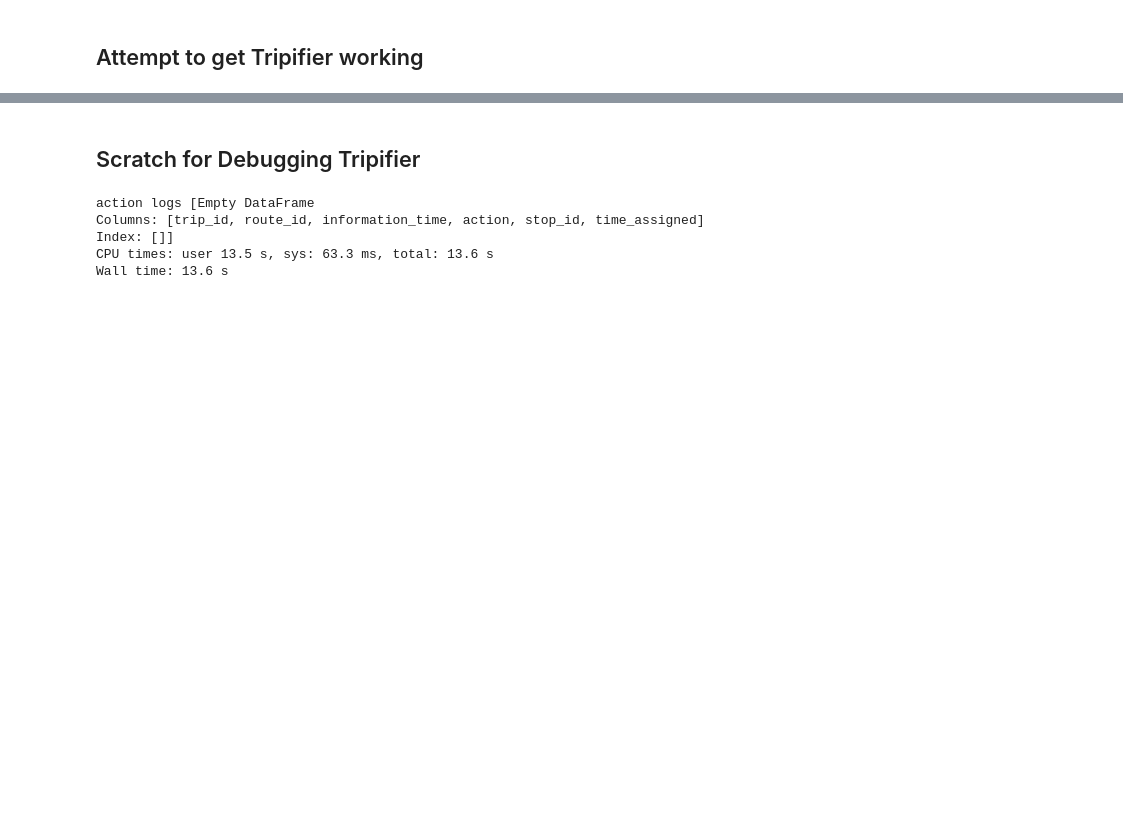
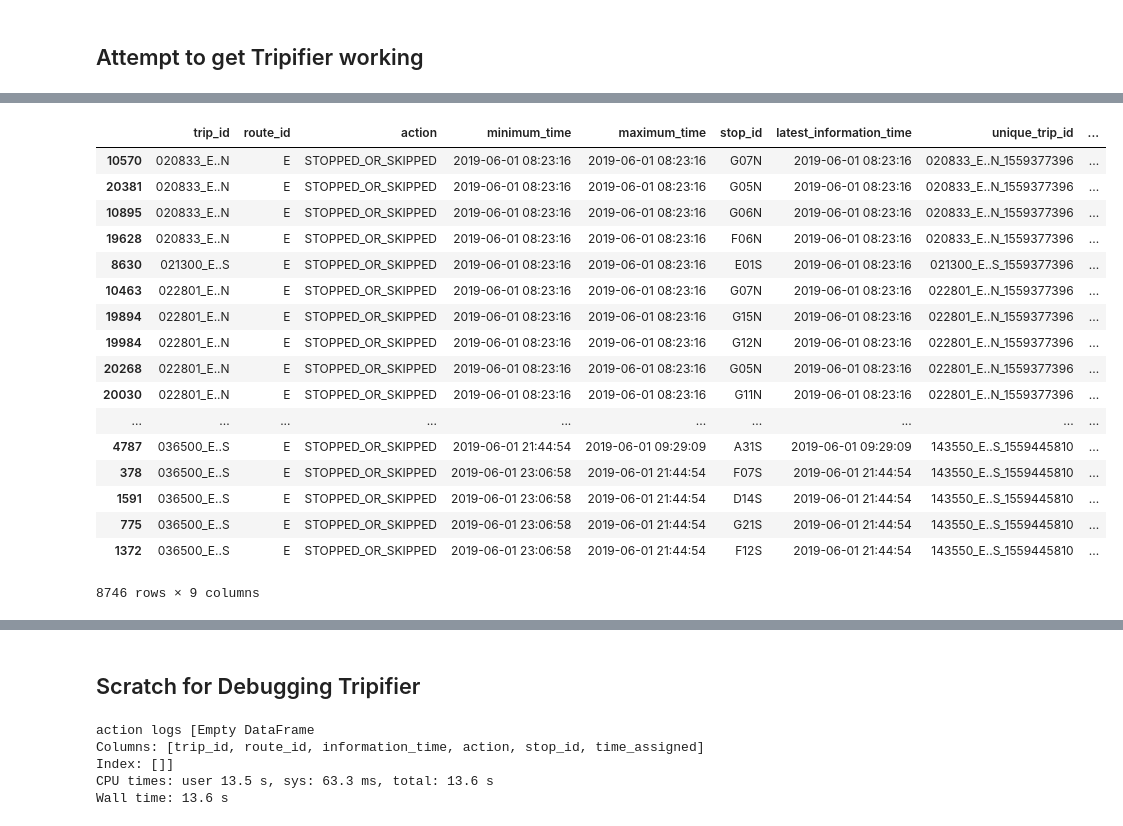
Before and after one commit to tsdataclinic/mta, a Jupyter notebook: notebooks/routing/Tripifier.ipynb, the cells around one changed output, grey strips where cells are left out. Cells and saved outputs as stored; diff of their text form; code cells hidden in the pictures; blank space fills up the shorter version.

```diff
--- a/notebooks/routing/Tripifier.ipynb
+++ b/notebooks/routing/Tripifier.ipynb
@@ -94,0 +80,29 @@ df[df.unique_trip_id == '089200_A..S_1559412004']
+# %%
+df = pd.read_pickle('tripified.pkl')
+stop_df = pd.read_csv('~/jupyter/google_transit/stops.txt')
+df = df.merge(stop_df[['stop_id', 'stop_name']], on='stop_id')
+#df[df.route_id == 'A'].sort_values('latest_information_time')
+df['minimum_time'] = pd.to_datetime(df.minimum_time, unit='s')
+df['maximum_time'] = pd.to_datetime(df.maximum_time, unit='s')
+df['latest_information_time'] = pd.to_datetime(df.latest_information_time, unit='s')
+# %%
+df[df.route_id == 'E'].sort_values('unique_trip_id')
+# %% [output]
+|  | trip_id | route_id | action | minimum_time | maximum_time | stop_id | latest_information_time | unique_trip_id | ... |
+| 10570 | 020833_E..N | E | STOPPED_OR_SKIPPED | 2019-06-01 08:23:16 | 2019-06-01 08:23:16 | G07N | 2019-06-01 08:23:16 | 020833_E..N_1559377396 | ... |
+| 20381 | 020833_E..N | E | STOPPED_OR_SKIPPED | 2019-06-01 08:23:16 | 2019-06-01 08:23:16 | G05N | 2019-06-01 08:23:16 | 020833_E..N_1559377396 | ... |
+| 10895 | 020833_E..N | E | STOPPED_OR_SKIPPED | 2019-06-01 08:23:16 | 2019-06-01 08:23:16 | G06N | 2019-06-01 08:23:16 | 020833_E..N_1559377396 | ... |
+| 19628 | 020833_E..N | E | STOPPED_OR_SKIPPED | 2019-06-01 08:23:16 | 2019-06-01 08:23:16 | F06N | 2019-06-01 08:23:16 | 020833_E..N_1559377396 | ... |
+| 8630 | 021300_E..S | E | STOPPED_OR_SKIPPED | 2019-06-01 08:23:16 | 2019-06-01 08:23:16 | E01S | 2019-06-01 08:23:16 | 021300_E..S_1559377396 | ... |
+| 10463 | 022801_E..N | E | STOPPED_OR_SKIPPED | 2019-06-01 08:23:16 | 2019-06-01 08:23:16 | G07N | 2019-06-01 08:23:16 | 022801_E..N_1559377396 | ... |
+| 19894 | 022801_E..N | E | STOPPED_OR_SKIPPED | 2019-06-01 08:23:16 | 2019-06-01 08:23:16 | G15N | 2019-06-01 08:23:16 | 022801_E..N_1559377396 | ... |
+| 19984 | 022801_E..N | E | STOPPED_OR_SKIPPED | 2019-06-01 08:23:16 | 2019-06-01 08:23:16 | G12N | 2019-06-01 08:23:16 | 022801_E..N_1559377396 | ... |
+| 20268 | 022801_E..N | E | STOPPED_OR_SKIPPED | 2019-06-01 08:23:16 | 2019-06-01 08:23:16 | G05N | 2019-06-01 08:23:16 | 022801_E..N_1559377396 | ... |
+| 20030 | 022801_E..N | E | STOPPED_OR_SKIPPED | 2019-06-01 08:23:16 | 2019-06-01 08:23:16 | G11N | 2019-06-01 08:23:16 | 022801_E..N_1559377396 | ... |
+| ... | ... | ... | ... | ... | ... | ... | ... | ... | ... |
+| 4787 | 036500_E..S | E | STOPPED_OR_SKIPPED | 2019-06-01 21:44:54 | 2019-06-01 09:29:09 | A31S | 2019-06-01 09:29:09 | 143550_E..S_1559445810 | ... |
+| 378 | 036500_E..S | E | STOPPED_OR_SKIPPED | 2019-06-01 23:06:58 | 2019-06-01 21:44:54 | F07S | 2019-06-01 21:44:54 | 143550_E..S_1559445810 | ... |
+| 1591 | 036500_E..S | E | STOPPED_OR_SKIPPED | 2019-06-01 23:06:58 | 2019-06-01 21:44:54 | D14S | 2019-06-01 21:44:54 | 143550_E..S_1559445810 | ... |
+| 775 | 036500_E..S | E | STOPPED_OR_SKIPPED | 2019-06-01 23:06:58 | 2019-06-01 21:44:54 | G21S | 2019-06-01 21:44:54 | 143550_E..S_1559445810 | ... |
+| 1372 | 036500_E..S | E | STOPPED_OR_SKIPPED | 2019-06-01 23:06:58 | 2019-06-01 21:44:54 | F12S | 2019-06-01 21:44:54 | 143550_E..S_1559445810 | ... |
+8746 rows × 9 columns
```
Also changed, not shown: parts of 10 cells of this notebook, 6 other files.
